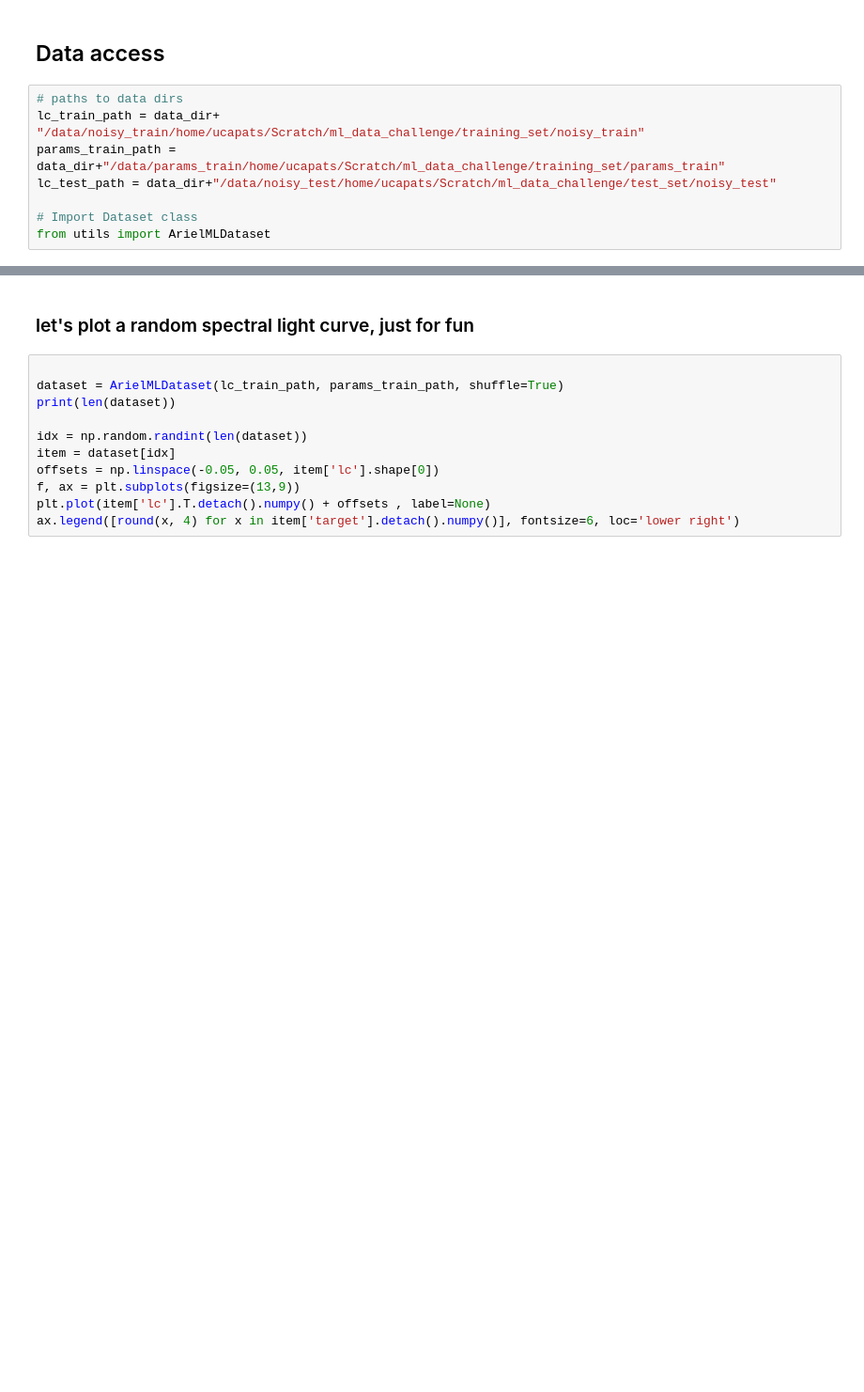
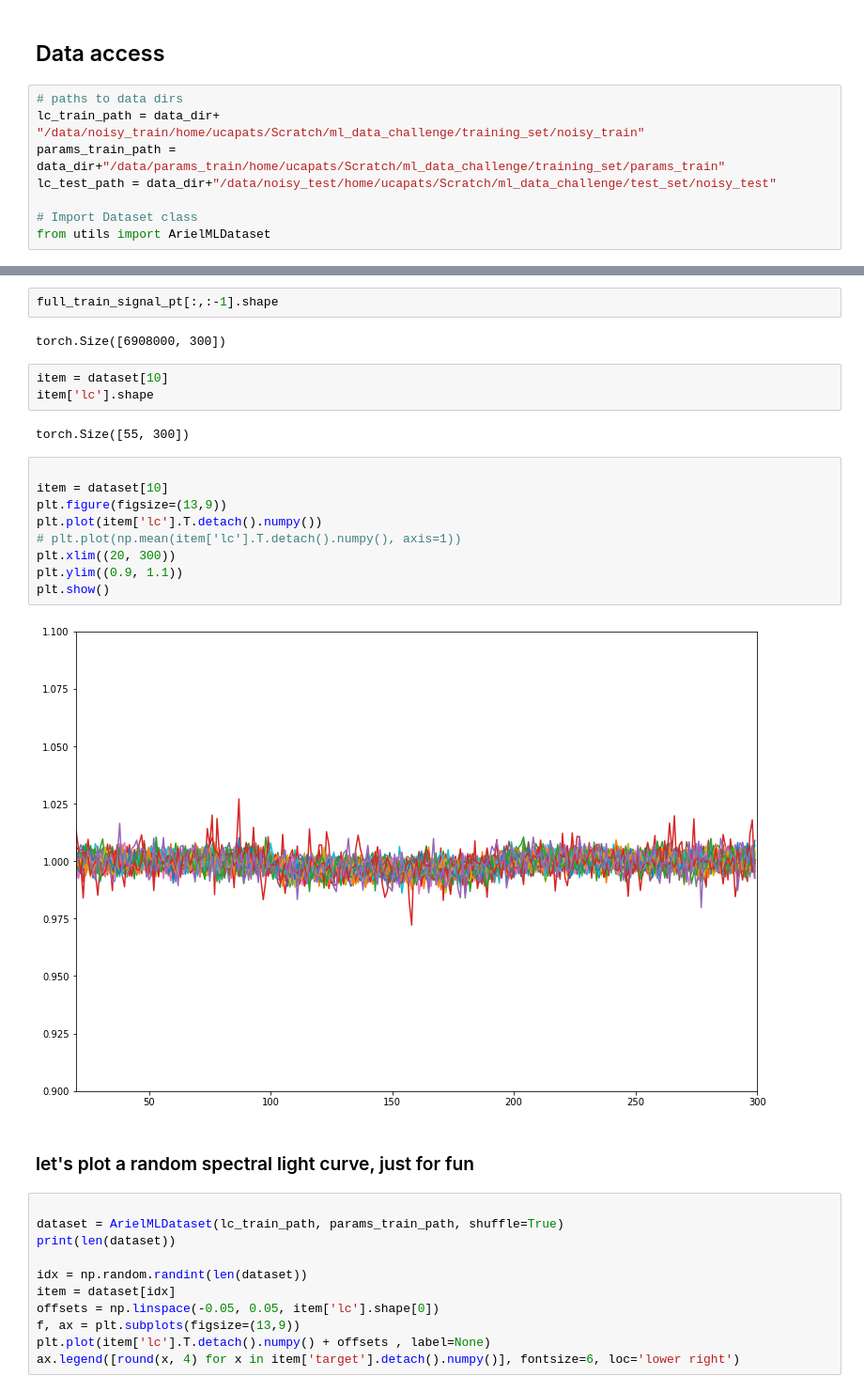
Before and after one commit to hhzzxx957/Ariel2021, a Jupyter notebook: walkthrough.ipynb, the cells around one changed output, grey strips where cells are left out. Shown at 94% size. Saved outputs shown, nothing was run; the diff lists cells and outputs as text; blank space fills up the shorter version.

Commit message:
add dataset to memory

```diff
--- a/walkthrough.ipynb
+++ b/walkthrough.ipynb
@@ -60,3 +62,23 @@ np.save('data/average_signal.npy', res)
+# %%
+full_train_signal_pt[:,:-1].shape
+# %% [output]
+torch.Size([6908000, 300])
+# %%
+item = dataset[10]
+item['lc'].shape
+# %% [output]
+torch.Size([55, 300])
+# %%
+
+item = dataset[10]
+plt.figure(figsize=(13,9))
+plt.plot(item['lc'].T.detach().numpy())
+# plt.plot(np.mean(item['lc'].T.detach().numpy(), axis=1))
+plt.xlim((20, 300))
+plt.ylim((0.9, 1.1))
+plt.show()
+# %% [output]
+[figure, added]
 # %% [markdown]
 ### let's plot a random spectral light curve, just for fun
 # %%
```
Also changed, not shown: parts of 4 cells of this notebook, 11 other files.
